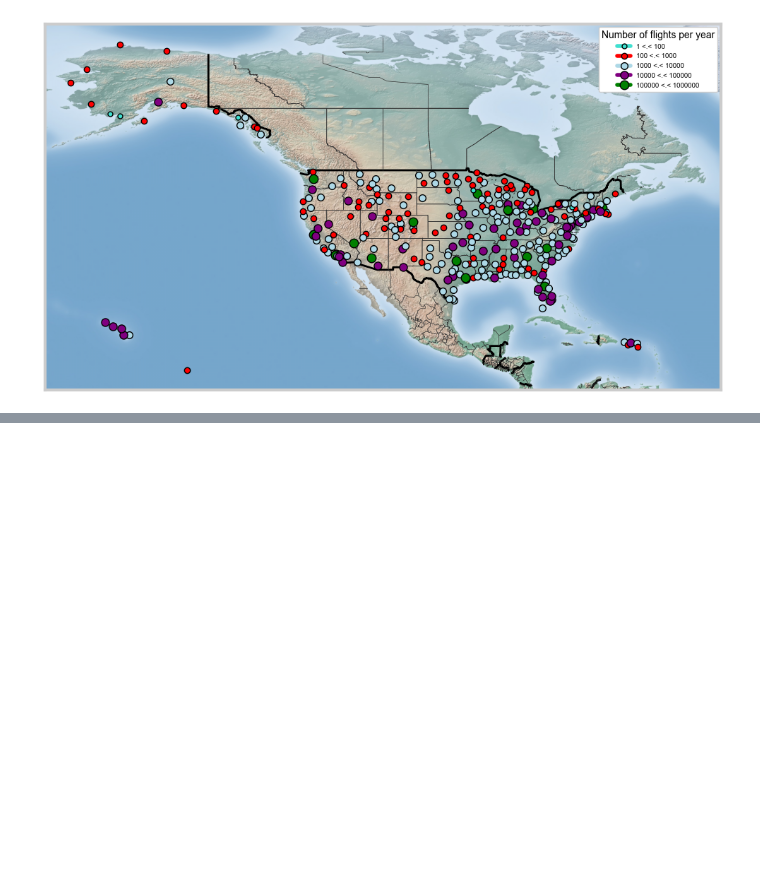
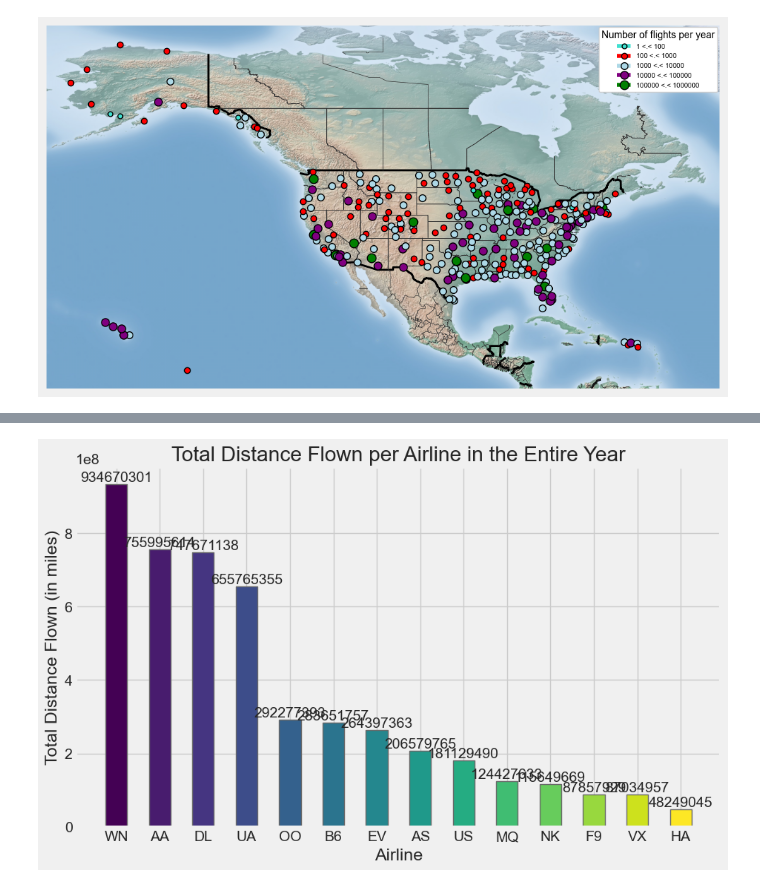
Before and after one commit to TatjanaWas/Techlabs-DS-Flights, a Jupyter notebook: code/flights_prediction.ipynb, the cells around one changed output, grey strips where cells are left out. Saved outputs shown, nothing was run; the diff lists cells and outputs as text; code cells hidden in the pictures; blank space fills up the shorter version.

```diff
--- a/code/flights_prediction.ipynb
+++ b/code/flights_prediction.ipynb
@@ -256,0 +338,31 @@ plt.show()
+# %%
+# Group by airline and calculate the total distance for each airline
+total_distance_per_airline = df_flights.groupby('AIRLINE')['DISTANCE'].sum().reset_index()
+
+# Sort the data by total distance in descending order
+total_distance_per_airline = total_distance_per_airline.sort_values('DISTANCE', ascending=False)
+
+# Create a bar chart
+plt.figure(figsize=(10, 6))
+
+# Generate a color array
+colors = plt.cm.viridis(np.linspace(0, 1, len(total_distance_per_airline)))
+
+# Create bars with different colors and narrower width
+bars = plt.bar(total_distance_per_airline['AIRLINE'], total_distance_per_airline['DISTANCE'], color=colors, width=0.5)
+
+# Add the total distance on top of each bar
+for bar in bars:
+    plt.text(bar.get_x() + bar.get_width() / 2, bar.get_height(),
+             f'{bar.get_height():.0f}',
+             ha='center', va='bottom')
+
+# Add labels and title
+plt.xlabel('Airline')
+plt.ylabel('Total Distance Flown (in miles)')
+plt.title('Total Distance Flown per Airline in the Entire Year')
+
+# Display the chart
+plt.show()
+# %% [output]
+[figure, added]
```
Also changed, not shown: parts of 17 cells of this notebook.
